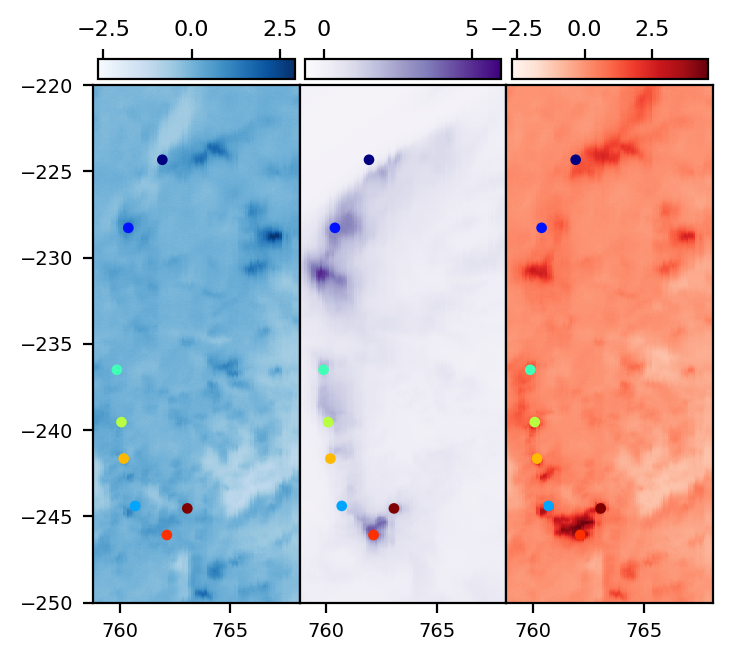
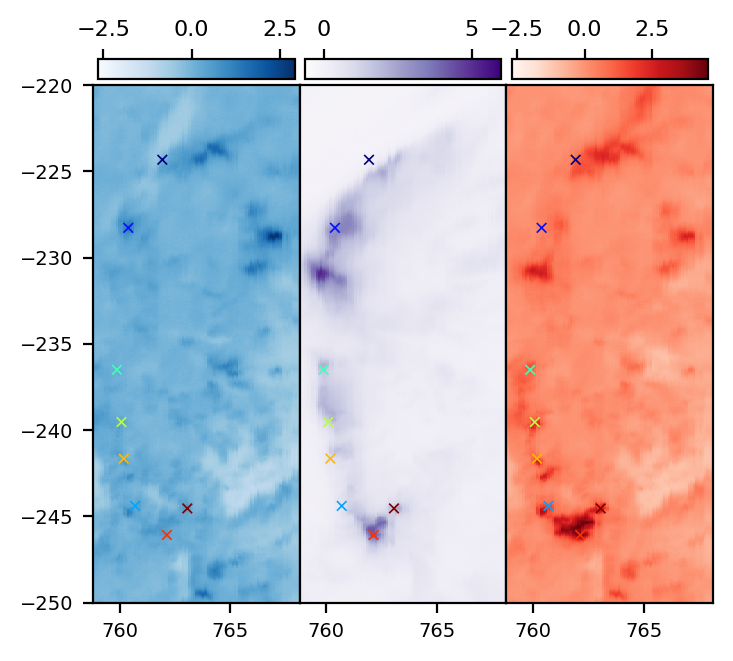
The notebook cell's code change between the first figure and the second:
--- before
+++ after
@@ -8,5 +8,5 @@
 im1 = ax.flatten()[0].pcolormesh(xarr_hbeta,yarr_hbeta,np.transpose(bestseeinghbeta_blue)/1e6,cmap='Blues')
 
-ax.flatten()[0].scatter(xsel,ysel,8,color=colors)
+ax.flatten()[0].scatter(xsel,ysel,12,color=colors, marker = 'x',linewidth=.6)
 ax.flatten()[0].set_ylim([-250,-220])
 
@@ -14,5 +14,5 @@
 ax.flatten()[1].set_ylim([-250,-220])
 
-ax.flatten()[1].scatter(xsel,ysel,8,color=colors)
+ax.flatten()[1].scatter(xsel,ysel,12,color=colors, marker = 'x',linewidth=.6)
 ax.flatten()[1].set_yticks([])
 
@@ -20,5 +20,5 @@
 ax.flatten()[2].set_ylim([-250,-220])
 
-ax.flatten()[2].scatter(xsel,ysel,8,color=colors)
+ax.flatten()[2].scatter(xsel,ysel,12,color=colors, marker = 'x',linewidth=.6)
 ax.flatten()[2].set_yticks([])
 

Commit: figure edits